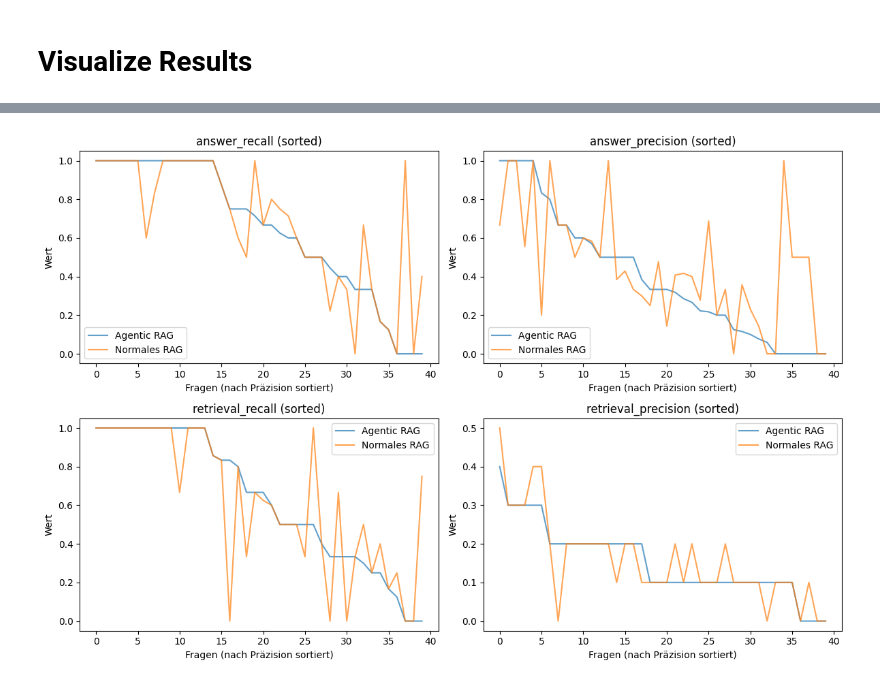
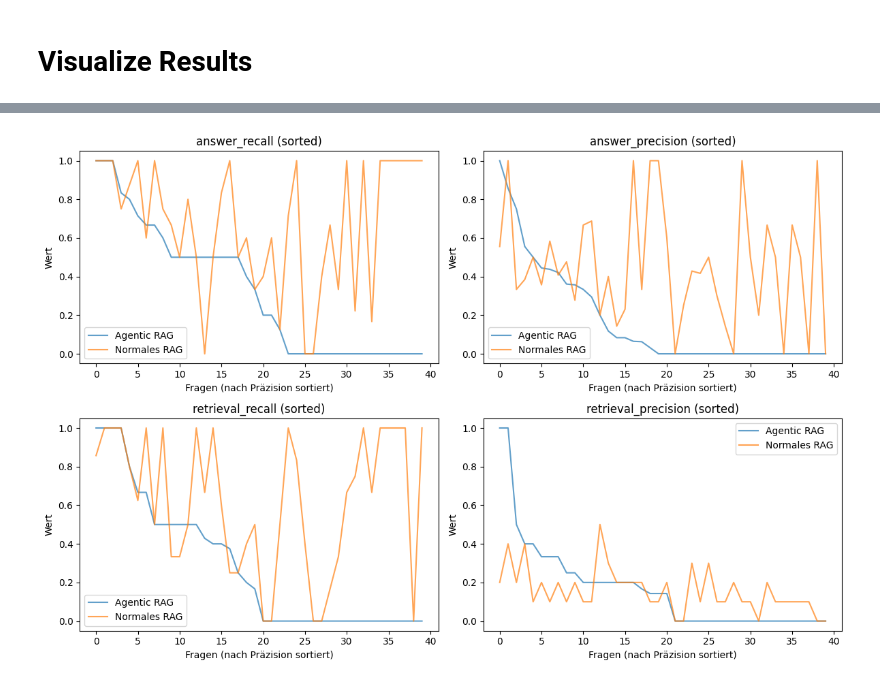
Before and after one commit to benrodion/AI-Agent, a Jupyter notebook: demo.ipynb, the cells around one changed output, grey strips where cells are left out. Saved outputs shown, nothing was run; the diff lists cells and outputs as text; code cells hidden in the pictures.

```diff
--- a/demo.ipynb
+++ b/demo.ipynb
@@ -103,5 +108,5 @@ Top K is: 3
 from src.rag_eval.eval_loop import rag_loop_agent
 
 # commented out because I save the resulting data object to avoid frequent execution
-result, failures = rag_loop_agent()
+result, token_usage, failures = rag_loop_agent()
 # %% [output]
@@ -177,15 +143,25 @@ print(len(result))
 
 import pickle
 
-# save result
-# with open("result.pkl", "wb") as f:
-#         pickle.dump(result, f)
+#save result
+with open("result.pkl", "wb") as f:
+        pickle.dump(result, f)
 
 # access pickled result
 with open("result.pkl", "rb") as f:
     result = pickle.load(f)
 
 data = result
+
+
+with open("token_usage.pkl", "wb") as f:
+        pickle.dump(token_usage, f)
+
+# access pickled result
+with open("token_usage.pkl", "rb") as f:
+    token_usage = pickle.load(f)
+
+token_usage = token_usage
 # %%
 print(data)
 # %% [output]
@@ -334,6 +313,7 @@ queries, gts = query_gt_extractor(path="data/agent_eval_questions.json", tokeniz
 eval_conts = []
 predicted_answers = []
 retrieved_contexts = []
+token_usage = []
 
 for idx, query in enumerate(queries):
 
@@ -360,7 +340,13 @@ for idx, query in enumerate(queries):
                                 generated_answer=generated_answer,
                                 retrieved_texts=retrieved_texts # BUGFIX: retrieved_texts MUST be list, otherwise RetrievalPrecisionEvaluator will treat each letter of retrieved_texts as a doc_text
                                 )
+    # get number of tokens used
+    usage = None
+    if "llm" in result and "usage" in result["llm"]:
+        usage = result["llm"]["usage"]  # often contains prompt_tokens, completion_tokens, total_tokens
+
 
     eval_conts.append(eval_cont)
+    token_usage.append(usage)
 # %% [output]
 PromptBuilder has 2 prompt variables, but `required_variables` is not set. By default, all prompt variables are treated as optional, which may lead to unintended behavior in multi-branch pipelines. To ...
@@ -462,32 +467,32 @@ for i, res in enumerate(eval_conts):
 # %%
 import matplotlib.pyplot as plt
 import pandas as pd
 
 # import data
-df_agentic_rag = pd.read_csv("rag_runs/2025-09-09/df_agentic.csv", index_col=False).drop(columns=["Unnamed: 0"])
+df_agentic_rag = pd.read_csv("df_agentic.csv", index_col=False).drop(columns=["Unnamed: 0"])
 df_plain_rag   = pd.read_csv("rag_runs/2025-09-09/df_plain_rag.csv", index_col=False).drop(columns=["Unnamed: 0"])
 
 columns = df_agentic_rag.columns
 
 fig, axes = plt.subplots(2, 2, figsize=(12, 8))
 
 for i, col in enumerate(columns):
     ax = axes[i//2, i%2]
 
     # sort both series by agentic metric value (descending)
     order = df_agentic_rag[col].sort_values(ascending=False).index
     agentic_sorted = df_agentic_rag.loc[order, col].reset_index(drop=True)
     plain_sorted   = df_plain_rag.loc[order, col].reset_index(drop=True)
 
     ax.plot(agentic_sorted.index, agentic_sorted, label="Agentic RAG", alpha=0.7)
     ax.plot(plain_sorted.index, plain_sorted, label="Normales RAG", alpha=0.7)
 
     ax.set_title(f"{col} (sorted)")
     ax.set_xlabel("Fragen (nach Präzision sortiert)")
     ax.set_ylabel("Wert")
     ax.legend()
 
 plt.tight_layout()
 plt.show()
 # %% [output]
-[figure, old version]
+[figure, new version]
```
Also changed, not shown: parts of 10 cells of this notebook, 5 other files.
